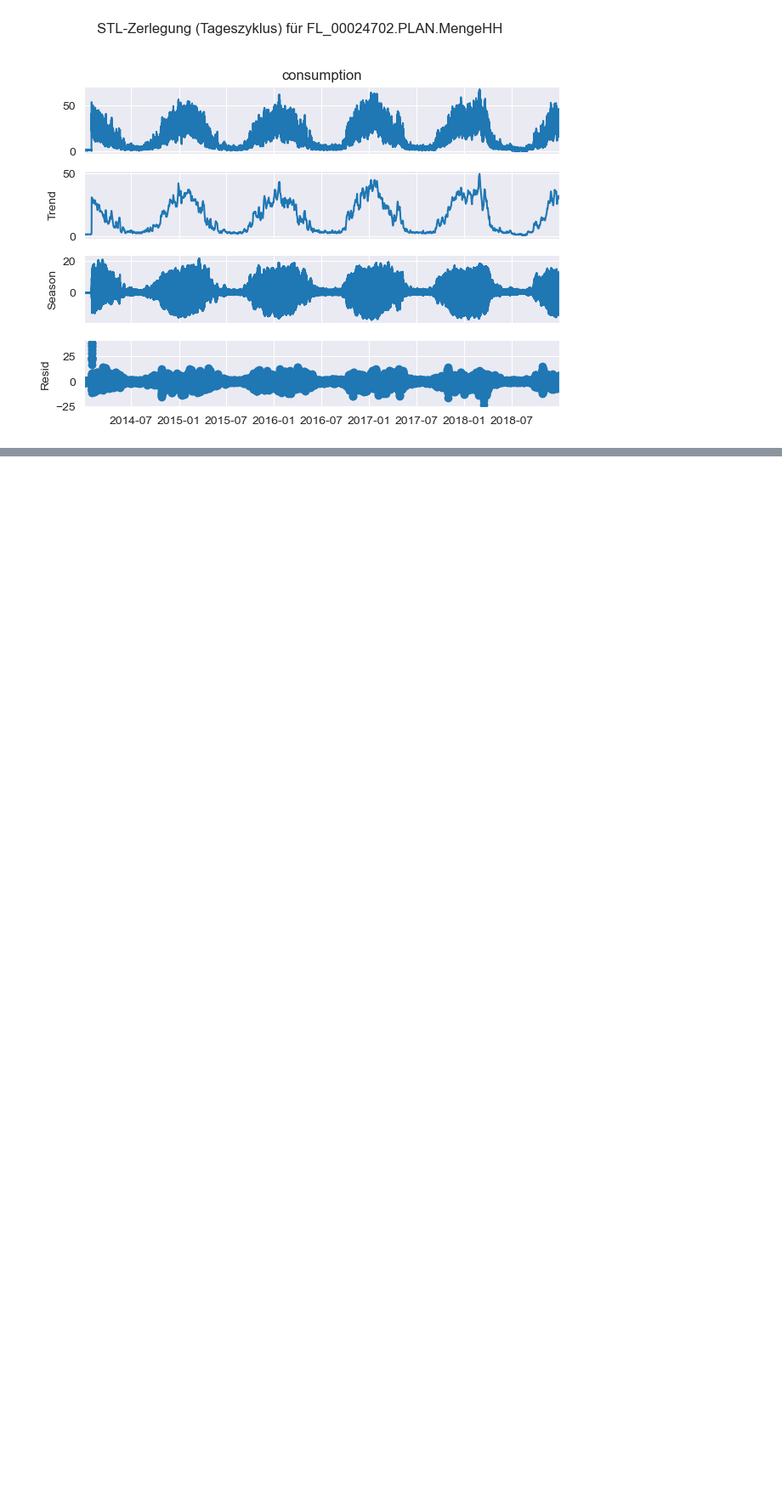
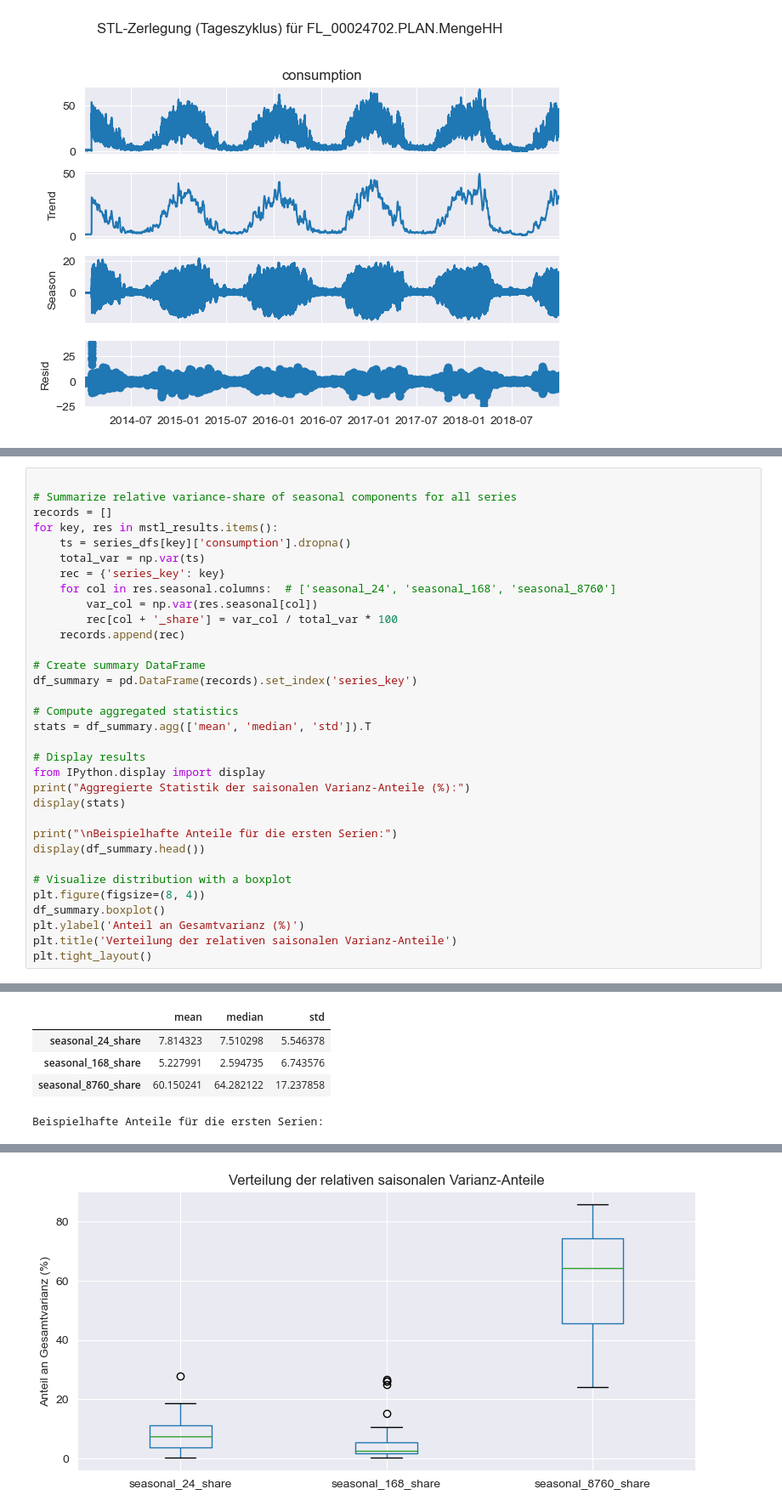
Before and after one commit to johannesgl4d0s/ersatzwerte_project, a Jupyter notebook: notebooks/05_model_identification_sarimax.ipynb, the cells around one changed output, grey strips where cells are left out. Shown at 85% size. Saved outputs shown, nothing was run; the diff lists cells and outputs as text; blank space fills up the shorter version.

```diff
--- a/notebooks/05_model_identification_sarimax.ipynb
+++ b/notebooks/05_model_identification_sarimax.ipynb
@@ -338,0 +376,34 @@ plt.show()
+# %%
+
+# Summarize relative variance-share of seasonal components for all series
+records = []
+for key, res in mstl_results.items():
+    ts = series_dfs[key]['consumption'].dropna()
+    total_var = np.var(ts)
+    rec = {'series_key': key}
+    for col in res.seasonal.columns:  # ['seasonal_24', 'seasonal_168', 'seasonal_8760']
+        var_col = np.var(res.seasonal[col])
+        rec[col + '_share'] = var_col / total_var * 100
+    records.append(rec)
+
+# Create summary DataFrame
+df_summary = pd.DataFrame(records).set_index('series_key')
+
+# Compute aggregated statistics
+stats = df_summary.agg(['mean', 'median', 'std']).T
+
+# Display results
+from IPython.display import display
+print("Aggregierte Statistik der saisonalen Varianz-Anteile (%):")
+display(stats)
+
+print("\nBeispielhafte Anteile für die ersten Serien:")
+display(df_summary.head())
+
+# Visualize distribution with a boxplot
+plt.figure(figsize=(8, 4))
+df_summary.boxplot()
+plt.ylabel('Anteil an Gesamtvarianz (%)')
+plt.title('Verteilung der relativen saisonalen Varianz-Anteile')
+plt.tight_layout()
+# %% [output]
@@ -338,0 +411,5 @@ plt.show()
+|  | mean | median | std |
+| seasonal_24_share | 7.814323 | 7.510298 | 5.546378 |
+| seasonal_168_share | 5.227991 | 2.594735 | 6.743576 |
+| seasonal_8760_share | 60.150241 | 64.282122 | 17.237858 |
+Beispielhafte Anteile für die ersten Serien:
@@ -338,0 +423 @@ plt.show()
+[figure, added]
```
Also changed, not shown: parts of 6 cells of this notebook, 21 other files.
